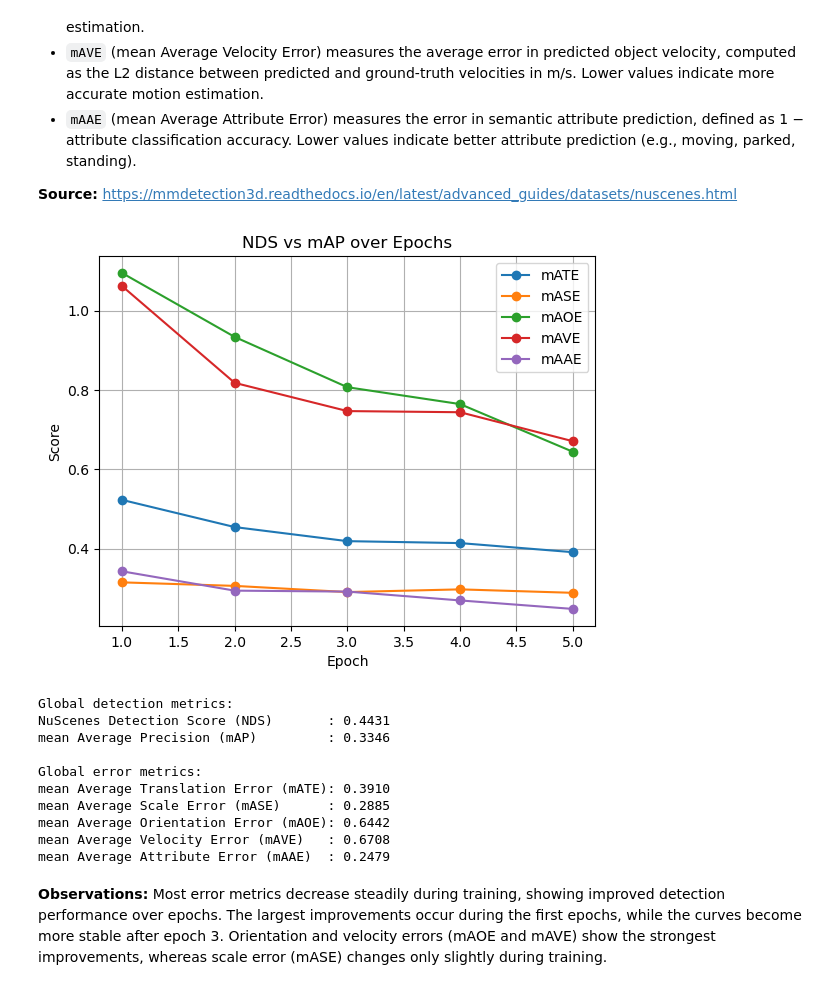
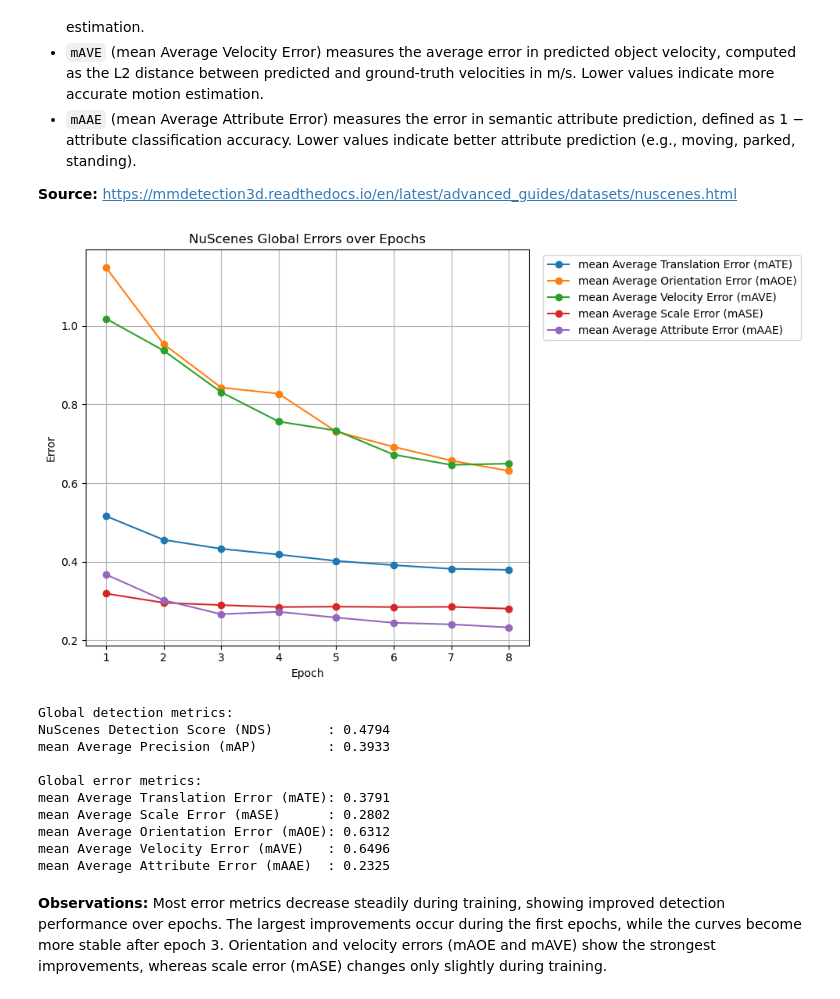
Before and after one commit to darkcyan-ugli-fruit/nuscenes-multimodal-learning, a Jupyter notebook: notebooks/02_baseline_lidar_nuscenes.ipynb, the cells around one changed output. Saved outputs shown, nothing was run; the diff lists cells and outputs as text; code cells hidden in the pictures.

Commit message:
updated nescenes metrics section

```diff
--- a/notebooks/02_baseline_lidar_nuscenes.ipynb
+++ b/notebooks/02_baseline_lidar_nuscenes.ipynb
@@ -824,8 +829,8 @@ In this step, I load the scalar metrics from `scalars.json`. This file is stored
 # %%
 # list of run directories
 run_names: List[str] = [
-    "20260410_212957",
-    # "20260410_212957",
+    "20260511_181619",
+    "20260512_001903",
     # "20260422_191319",
 
 ]
@@ -847,6 +852,12 @@ for run_name in run_names:
 # Stack all DataFrames
 scalars_df = pd.concat(dfs, ignore_index=True)
 
+# Sort chronologically inside each run
+scalars_df = scalars_df.sort_values(
+    ["run", "step"],
+    na_position="first"
+).reset_index(drop=True)
+
 print(scalars_df.shape)
-print(scalars_df.head())
+scalars_df.head()
 # %% [output]
@@ -1172,23 +1181,43 @@ plt.show()
 
 **Source:** https://mmdetection3d.readthedocs.io/en/latest/advanced_guides/datasets/nuscenes.html
 # %%
-# Plot both curves
-plt.plot(metrics_df["step"], metrics_df["mATE"], marker="o", label="mATE")
-plt.plot(metrics_df["step"], metrics_df["mASE"], marker="o", label="mASE")
-plt.plot(metrics_df["step"], metrics_df["mAOE"], marker="o", label="mAOE")
-plt.plot(metrics_df["step"], metrics_df["mAVE"], marker="o", label="mAVE")
-plt.plot(metrics_df["step"], metrics_df["mAAE"], marker="o", label="mAAE")
+plt.figure(figsize=(10, 6))
 
+# Plot curves
+plt.plot(metrics_df["step"], metrics_df["mATE"], marker="o",
+         label="mean Average Translation Error (mATE)")
+
+plt.plot(metrics_df["step"], metrics_df["mAOE"], marker="o",
+         label="mean Average Orientation Error (mAOE)")
+
+plt.plot(metrics_df["step"], metrics_df["mAVE"], marker="o",
+         label="mean Average Velocity Error (mAVE)")
+
+plt.plot(metrics_df["step"], metrics_df["mASE"], marker="o",
+         label="mean Average Scale Error (mASE)")
+
+plt.plot(metrics_df["step"], metrics_df["mAAE"], marker="o",
+         label="mean Average Attribute Error (mAAE)")
+
+# Labels
 plt.xlabel("Epoch")
-plt.ylabel("Score")
-plt.title("NDS vs mAP over Epochs")
+plt.ylabel("Error")
+plt.title("NuScenes Global Errors over Epochs")
 
-plt.legend()
+# Put legend outside
+plt.legend(
+    bbox_to_anchor=(1.02, 1),
+    loc="upper left"
+)
+
 plt.grid()
 
+# Prevent clipping
+plt.tight_layout()
+
 plt.show()
 # %% [output]
-[figure, old version]
+[figure, new version]
 # %%
 last_row = metrics_df.iloc[-1]
 
@@ -1204,15 +1233,15 @@ print(f"mean Average Velocity Error (mAVE)   : {last_row['mAVE']:.4f}")
 print(f"mean Average Attribute Error (mAAE)  : {last_row['mAAE']:.4f}")
 # %% [output]
 Global detection metrics:
-NuScenes Detection Score (NDS)       : 0.4431
-mean Average Precision (mAP)         : 0.3346
+NuScenes Detection Score (NDS)       : 0.4794
+mean Average Precision (mAP)         : 0.3933
 
 Global error metrics:
-mean Average Translation Error (mATE): 0.3910
-mean Average Scale Error (mASE)      : 0.2885
-mean Average Orientation Error (mAOE): 0.6442
-mean Average Velocity Error (mAVE)   : 0.6708
-mean Average Attribute Error (mAAE)  : 0.2479
+mean Average Translation Error (mATE): 0.3791
+mean Average Scale Error (mASE)      : 0.2802
+mean Average Orientation Error (mAOE): 0.6312
+mean Average Velocity Error (mAVE)   : 0.6496
+mean Average Attribute Error (mAAE)  : 0.2325
 # %% [markdown]
 **Observations:** Most error metrics decrease steadily during training, showing improved detection performance over epochs. The largest improvements occur during the first epochs, while the curves become more stable after epoch 3. Orientation and velocity errors (mAOE and mAVE) show the strongest improvements, whereas scale error (mASE) changes only slightly during training.
 # %%
```
Also changed, not shown: parts of 11 cells of this notebook, 2 other files.
